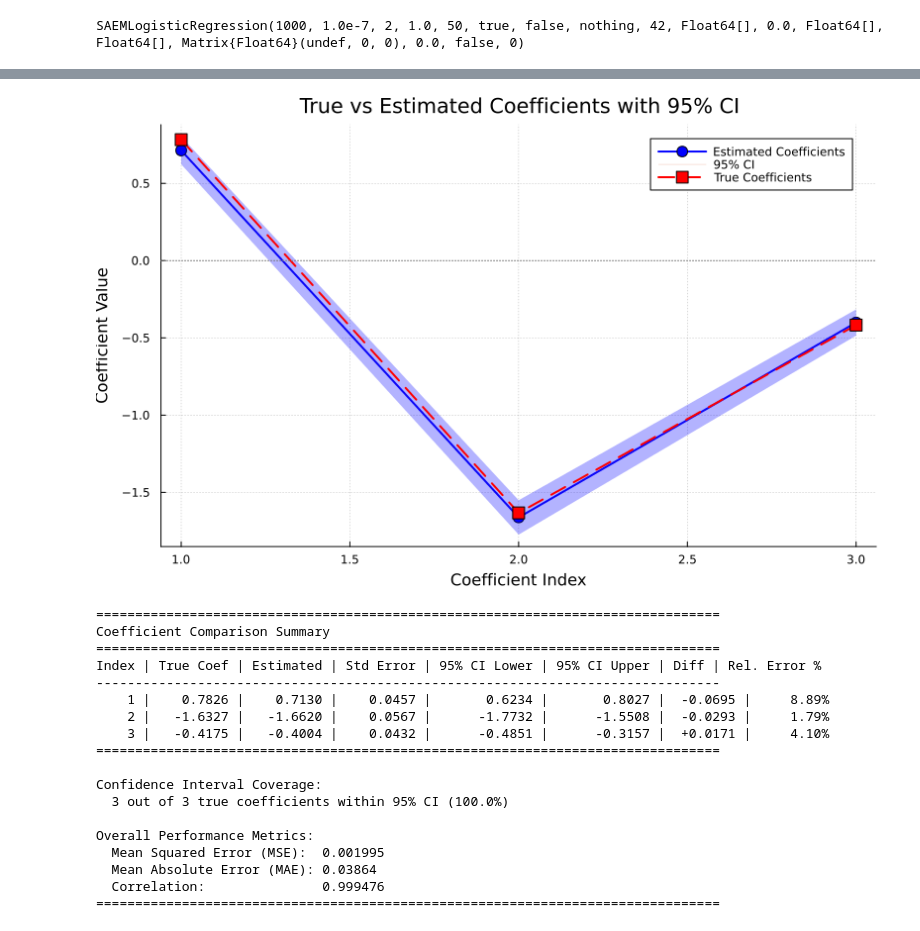
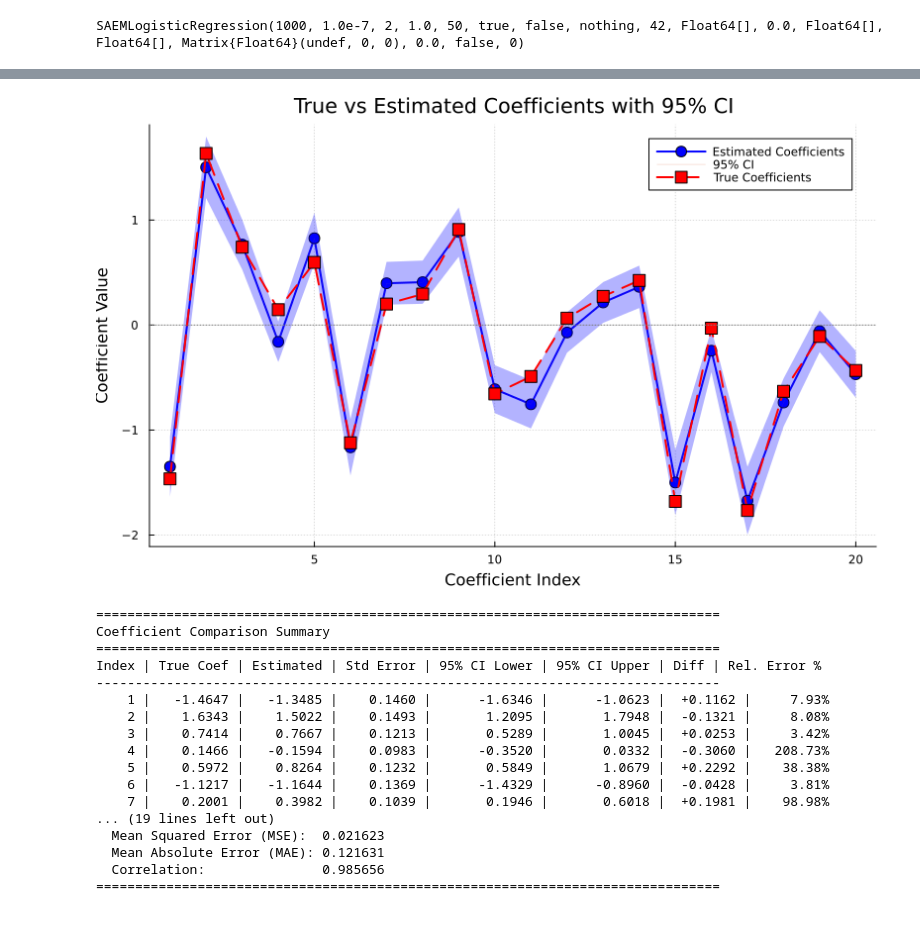
Before and after one commit to ChristopheMuller/misaem_julia, a Jupyter notebook: test_julia.ipynb, the cells around one changed output, grey strips where cells are left out. Cells and saved outputs as stored; diff of their text form; code cells hidden in the pictures.

Commit message:
split the coef and intercept, security if variance estimate is negative

```diff
--- a/test_julia.ipynb
+++ b/test_julia.ipynb
@@ -32,9 +33,9 @@ using Statistics
 
 # 2. Generate some example data
 # n: number of samples, p: number of features
-n = 2000
+n = 5000
 n_test = 1000
-p = 100
+p = 20
 prop_na = 0.50
 
 # Create a design matrix X with some missing values (NaN)
@@ -121,7 +119,7 @@ using Plots
 using Printf
 
 # Extract estimated coefficients (excluding intercept)
-estimated_coefs = model.coef[2:end]  # Skip intercept
+estimated_coefs = model.coef
 n_coefs = length(estimated_coefs)
 
 # Extract standard errors (excluding intercept)
@@ -203,49 +201,48 @@ println("  Mean Squared Error (MSE):  ", round(mse, digits=6))
 println("  Mean Absolute Error (MAE): ", round(mae, digits=6))
 println("  Correlation:               ", round(correlation, digits=6))
 println("="^80)
 
 # Create a scatter plot comparing true vs estimated with error bars
 p2 = scatter(true_coeffs, estimated_coefs,
              xlabel="True Coefficients",
              ylabel="Estimated Coefficients",
              title="True vs Estimated Coefficients with Error Bars",
              label="Coefficients",
              marker=:circle,
              markersize=8,
              color=:purple,
              alpha=0.6,
              size=(600, 600),
              xerror=zeros(n_coefs),  # No error on true values
              yerror=1.96 .* coef_std)  # 95% CI on estimates
 
 # Add diagonal line (perfect estimation)
 coef_range = [minimum([true_coeffs; estimated_coefs; ci_lower]),
               maximum([true_coeffs; estimated_coefs; ci_upper])]
 plot!(p2, coef_range, coef_range,
       label="Perfect Estimation",
       color=:red,
       linestyle=:dash,
       linewidth=2)
 
 plot!(p2, grid=true, gridstyle=:dot, gridalpha=0.3)
 display(p2)
 # %% [output]
-[figure, old version]
+[figure, new version]
 ================================================================================
 Coefficient Comparison Summary
 ================================================================================
 Index | True Coef | Estimated | Std Error | 95% CI Lower | 95% CI Upper | Diff | Rel. Error %
 --------------------------------------------------------------------------------
-    1 |    0.7826 |    0.7130 |    0.0457 |       0.6234 |       0.8027 |  -0.0695 |     8.89%
-    2 |   -1.6327 |   -1.6620 |    0.0567 |      -1.7732 |      -1.5508 |  -0.0293 |     1.79%
-    3 |   -0.4175 |   -0.4004 |    0.0432 |      -0.4851 |      -0.3157 |  +0.0171 |     4.10%
+    1 |   -1.4647 |   -1.3485 |    0.1460 |      -1.6346 |      -1.0623 |  +0.1162 |     7.93%
+    2 |    1.6343 |    1.5022 |    0.1493 |       1.2095 |       1.7948 |  -0.1321 |     8.08%
+    3 |    0.7414 |    0.7667 |    0.1213 |       0.5289 |       1.0045 |  +0.0253 |     3.42%
+    4 |    0.1466 |   -0.1594 |    0.0983 |      -0.3520 |       0.0332 |  -0.3060 |   208.73%
+    5 |    0.5972 |    0.8264 |    0.1232 |       0.5849 |       1.0679 |  +0.2292 |    38.38%
+    6 |   -1.1217 |   -1.1644 |    0.1369 |      -1.4329 |      -0.8960 |  -0.0428 |     3.81%
+    7 |    0.2001 |    0.3982 |    0.1039 |       0.1946 |       0.6018 |  +0.1981 |    98.98%
+... (19 lines left out)
+  Mean Squared Error (MSE):  0.021623
+  Mean Absolute Error (MAE): 0.121631
+  Correlation:               0.985656
 ================================================================================
-
-Confidence Interval Coverage:
-  3 out of 3 true coefficients within 95% CI (100.0%)
-
-Overall Performance Metrics:
-  Mean Squared Error (MSE):  0.001995
-  Mean Absolute Error (MAE): 0.03864
-  Correlation:               0.999476
-================================================================================
```
Also changed, not shown: parts of 5 cells of this notebook, 3 other files.
